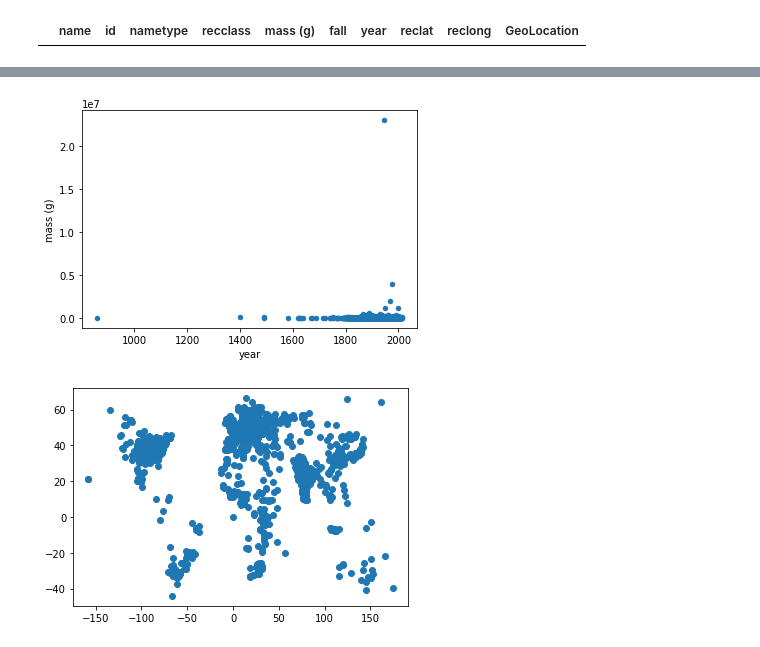
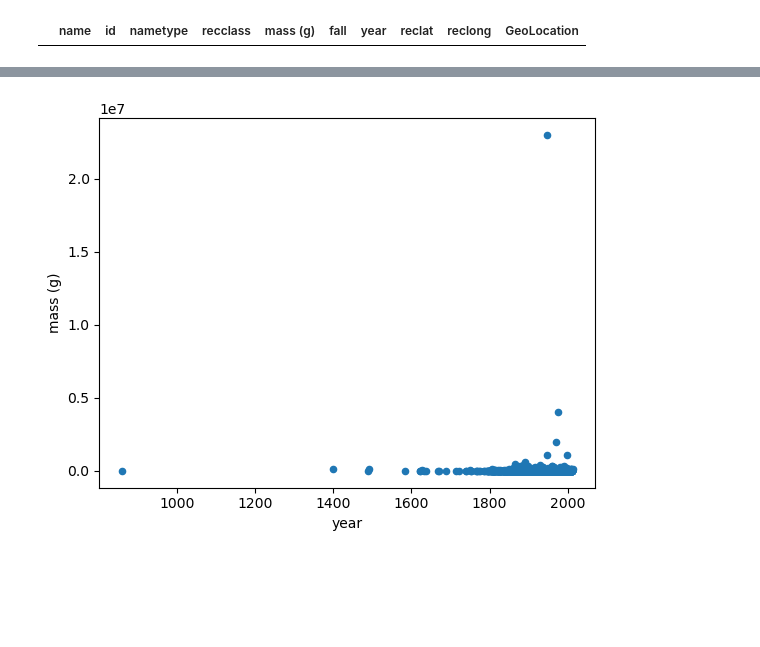
Before and after one commit to TheOceanMan7/meteorite-data, a Jupyter notebook: Meteorite_Landings.ipynb, the cells around one changed output, grey strips where cells are left out. Cells and saved outputs as stored; diff of their text form; code cells hidden in the pictures; blank space fills up the shorter version.

Commit message:
More cleaning

```diff
--- a/Meteorite_Landings.ipynb
+++ b/Meteorite_Landings.ipynb
@@ -141,14 +178,14 @@ minimum
 # %%
-import matplotlib.pyplot as plt
-%matplotlib inline
+# import matplotlib.pyplot as plt
+# %matplotlib inline
 
-fallen.plot(x='year',y='mass (g)', kind='scatter')
-plt.show()
+# clean_fallen.plot(x='year',y='mass (g)', kind='scatter')
+# plt.show()
-# %% [output]
-[figure, removed]
-# %%
-plt.scatter(x=fallen['reclong'], y=fallen['reclat'])
-plt.rcParams["figure.figsize"] = (500,350)
-plt.show()
-# %% [output]
-[figure, removed]
+# %%
+import matplotlib.pyplot as plt
+%matplotlib inline
+
+clean_fallen.plot(x='year', y='mass (g)', kind='scatter')
+plt.show()
+# %% [output]
+[figure, added]
```
Also changed, not shown: parts of 8 cells of this notebook.
